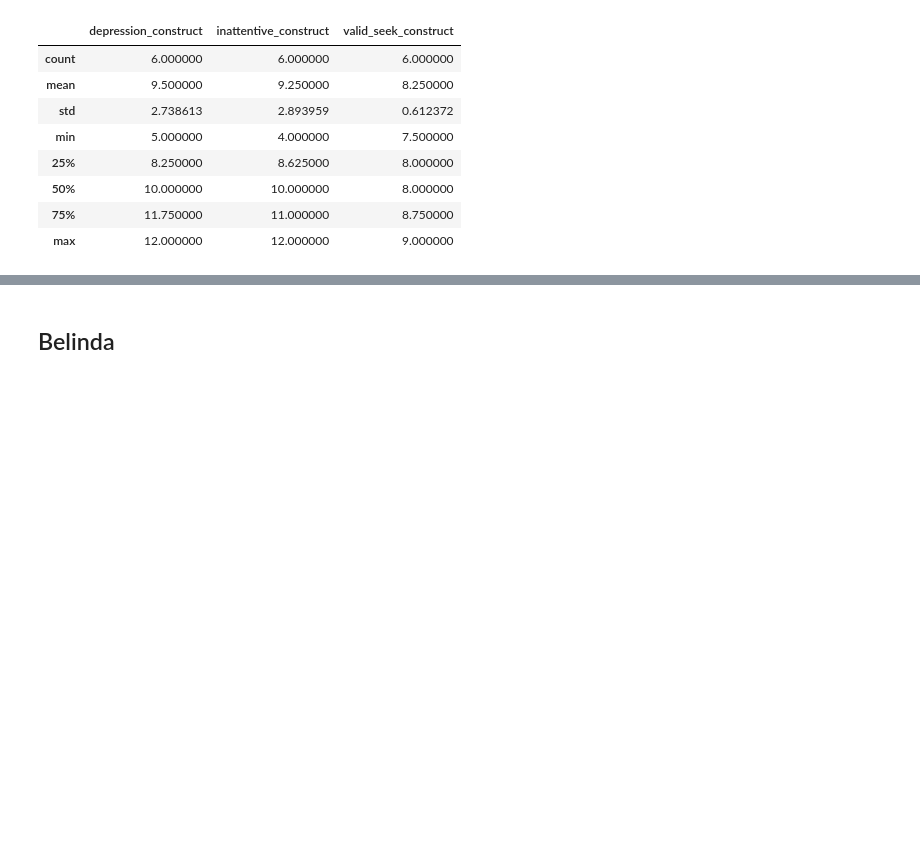
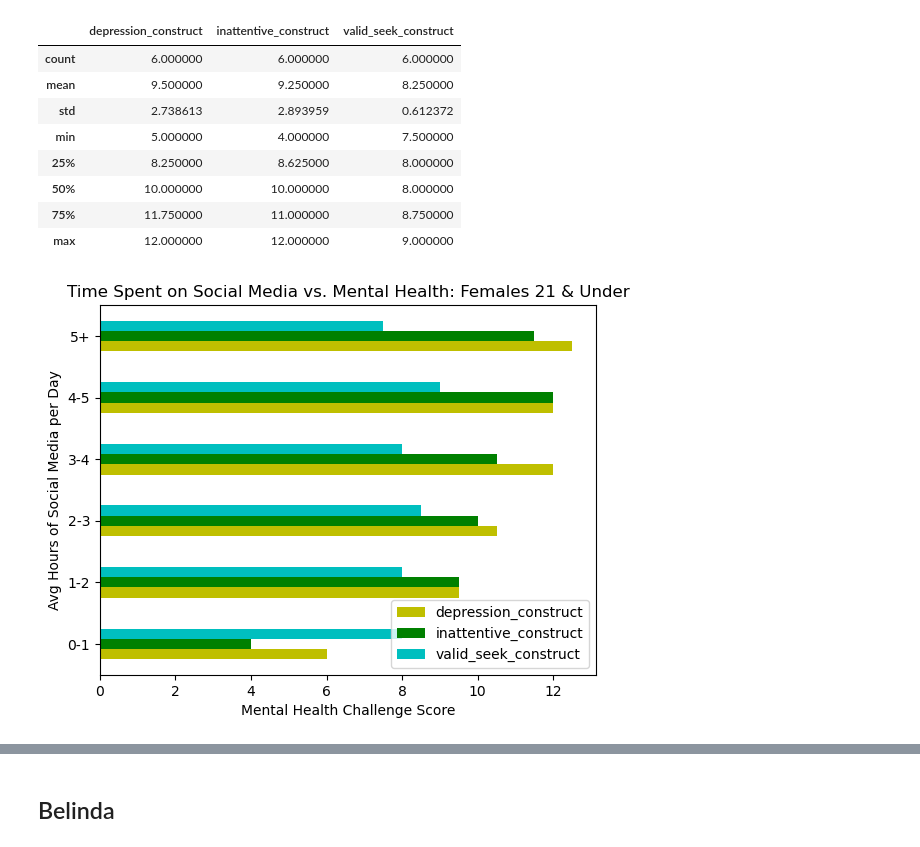
Before and after one commit to virgowolf/social_media_mental_health, a Jupyter notebook: analysis_all.ipynb, the cells around one changed output, grey strips where cells are left out. Saved outputs shown, nothing was run; the diff lists cells and outputs as text; code cells hidden in the pictures; blank space fills up the shorter version.

Commit message:
added code for young female vs male comparison to main analysis file

```diff
--- a/analysis_all.ipynb
+++ b/analysis_all.ipynb
@@ -585,3 +585,17 @@ summary_stats_female
 | 50% | 10.000000 | 10.000000 | 8.000000 |
 | 75% | 11.750000 | 11.000000 | 8.750000 |
 | max | 12.000000 | 12.000000 | 9.000000 |
+# %%
+# Examine differences in mental health constructs for females 21 and under
+young_females = clean_data_df.loc[(clean_data_df['gender']== 'Female') & (clean_data_df['age']<=21)]
+depressed_young_fem_df = young_females.groupby('avg_time_per_day').median(numeric_only=True)
+
+depressed_young_fem_df[["depression_construct", "inattentive_construct",
+                   "valid_seek_construct"]].plot.barh(xlabel='Mental Health Challenge Score',
+                                                      ylabel= 'Avg Hours of Social Media per Day',
+                                                     title= 'Time Spent on Social Media vs. Mental Health: Females 21 & Under',
+                                                     color=["y", "g", "c"])
+plt.savefig('output/Young_Female_Mental_Health_Barchart.jpg')
+plt.show()
+# %% [output]
+[figure, added]
```
Also changed, not shown: parts of 4 cells of this notebook, 3 other files.
